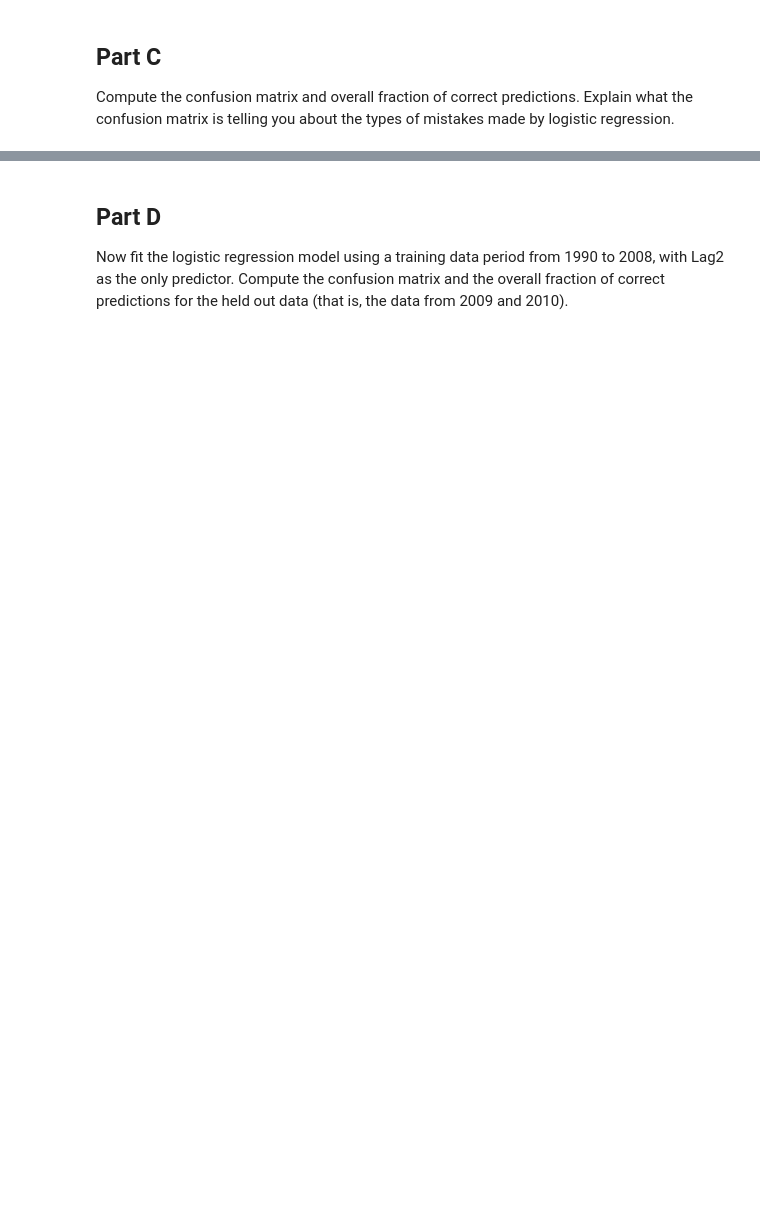
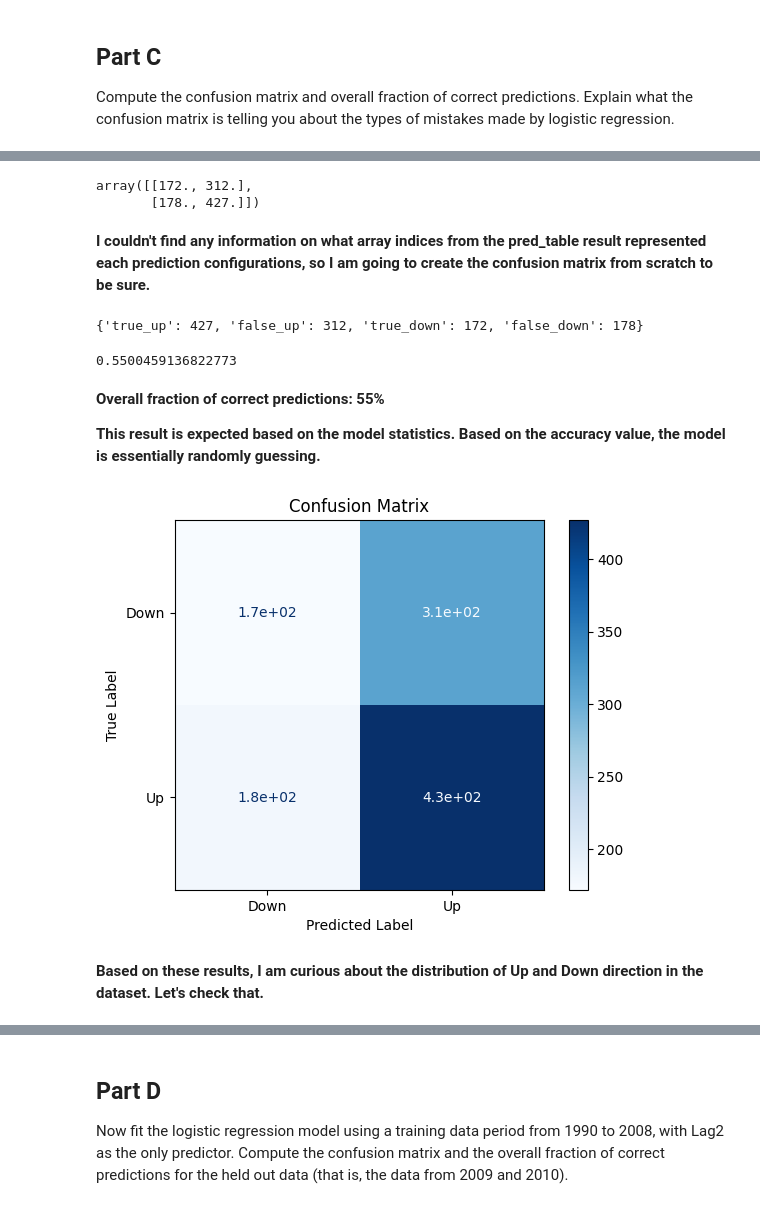
Before and after one commit to rcwaterman/DSE6111, a Jupyter notebook: Module_3/Chapter_4_Exercises/Chapter_4_Exercises.ipynb, the cells around one changed output, grey strips where cells are left out. Saved outputs shown, nothing was run; the diff lists cells and outputs as text; code cells hidden in the pictures; blank space fills up the shorter version.

Commit message:
Homework 3 nearly complete. Need to finalize the analysis of all models.

```diff
--- a/Module_3/Chapter_4_Exercises/Chapter_4_Exercises.ipynb
+++ b/Module_3/Chapter_4_Exercises/Chapter_4_Exercises.ipynb
@@ -17,0 +101,10 @@ Use the full data set to perform a logistic regression with Direction as the res
+# %%
+# Convert direction to a binary value
+weekly['Direction'].replace({'Up':1, 'Down':0}, inplace=True)
+# %%
+X = weekly[['Lag1','Lag2', 'Lag3', 'Lag4', 'Lag5', 'Volume']]
+y = weekly[['Direction']]
+
+logit_model = sm.Logit(y, X).fit()
+
+logit_model.summary()
@@ -21,0 +155,61 @@ Compute the confusion matrix and overall fraction of correct predictions. Explai
+# %%
+logit_model.pred_table(threshold=0.5)
+# %% [output]
+array([[172., 312.],
+       [178., 427.]])
+# %% [markdown]
+**I couldn't find any information on what array indices from the pred_table result represented each prediction configurations, so I am going to create the confusion matrix from scratch to be sure.**
+# %%
+predictions = logit_model.predict()
+
+reclassified_predictions = []
+
+for pred in predictions:
+    if pred >= 0.5:
+        reclassified_predictions.append(1)
+    else:
+        reclassified_predictions.append(0)
+
+confusion_matrix = {
+    'true_up':0,
+    'false_up':0,
+    'true_down':0,
+    'false_down':0
+}
+
+for i, dir in enumerate(weekly['Direction']):
+    if reclassified_predictions[i] == 1 and dir == 0:
+        confusion_matrix['false_up']+=1
+    elif reclassified_predictions[i] == 1 and dir == 1:
+        confusion_matrix['true_up']+=1
+    elif reclassified_predictions[i] == 0 and dir == 1:
+        confusion_matrix['false_down']+=1
+    elif reclassified_predictions[i] == 0 and dir == 0:
+        confusion_matrix['true_down'] += 1
+
+confusion_matrix
+# %% [output]
+{'true_up': 427, 'false_up': 312, 'true_down': 172, 'false_down': 178}
+# %%
+accuracy_score(weekly['Direction'], reclassified_predictions)
+# %% [output]
+0.5500459136822773
+# %% [markdown]
+**Overall fraction of correct predictions: 55%**
+
+**This result is expected based on the model statistics. Based on the accuracy value, the model is essentially randomly guessing.**
+# %%
+cm = ConfusionMatrixDisplay(
+    confusion_matrix=logit_model.pred_table(threshold=0.5),
+    display_labels=['Down', 'Up']
+    )
+
+cm.plot(cmap=plt.cm.Blues)
+plt.title('Confusion Matrix')
+plt.xlabel('Predicted Label')
+plt.ylabel('True Label')
+plt.show()
+# %% [output]
+[figure, added]
+# %% [markdown]
+**Based on these results, I am curious about the distribution of Up and Down direction in the dataset. Let's check that.**
```
Also changed, not shown: parts of 57 cells of this notebook.
